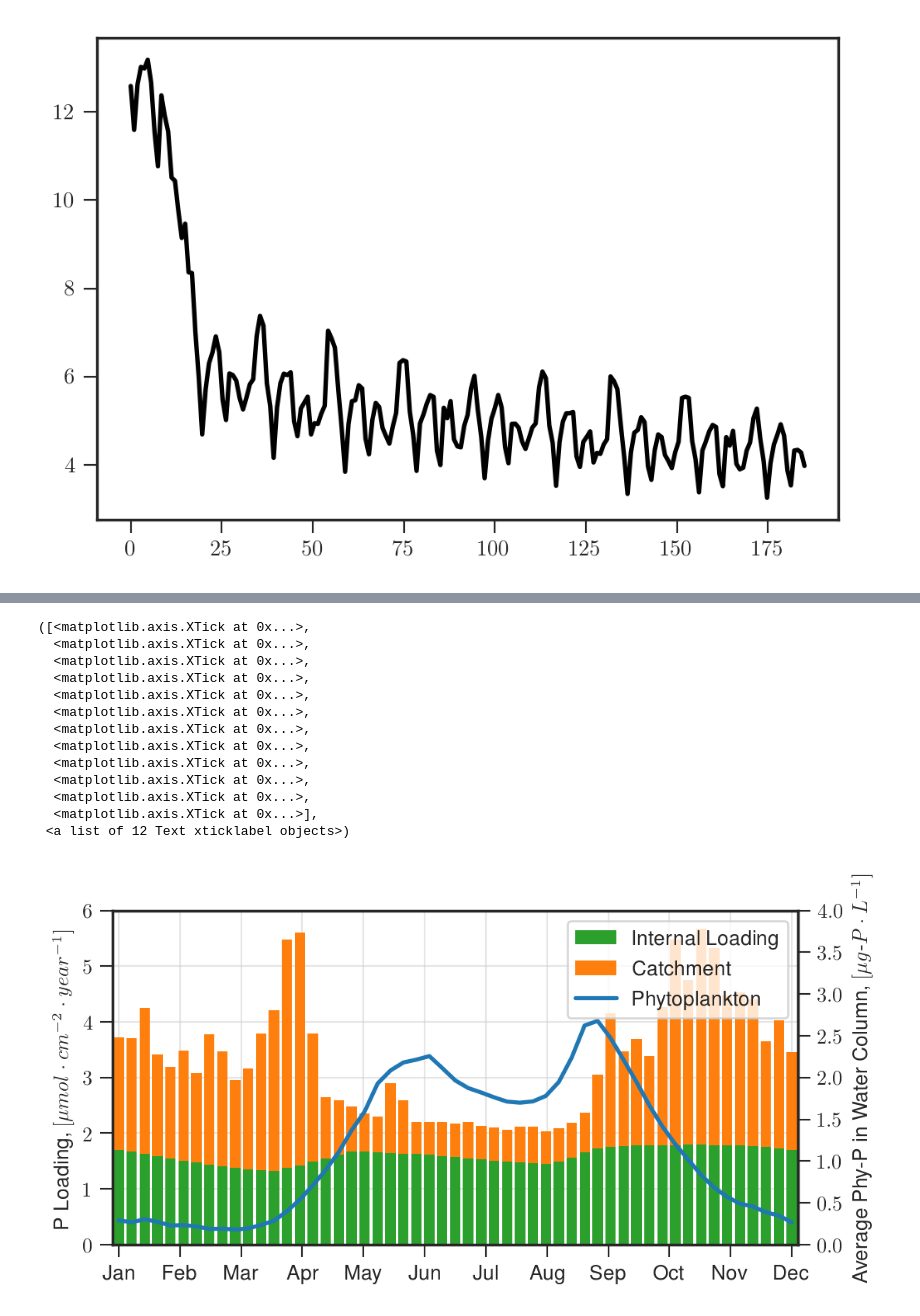
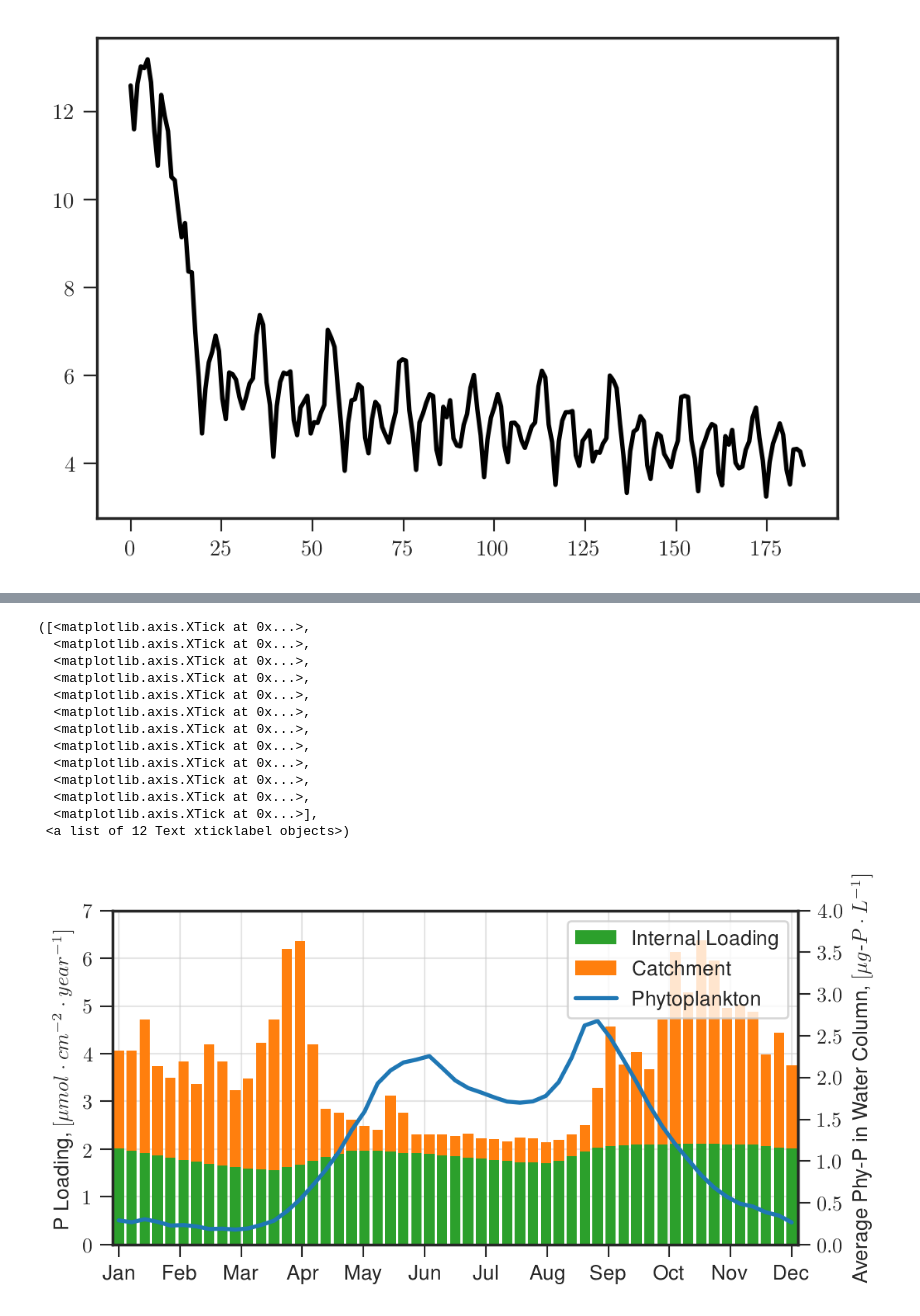
Before and after one commit to biogeochemistry/MyLake_v2_Vansjo, a Jupyter notebook: Postproc_code/P loads scenarios 17m sediments.ipynb, the cells around one changed output, grey strips where cells are left out. Saved outputs shown, nothing was run; the diff lists cells and outputs as text; code cells hidden in the pictures.

```diff
--- a/Postproc_code/P loads scenarios 17m sediments.ipynb
+++ b/Postproc_code/P loads scenarios 17m sediments.ipynb
@@ -1351,33 +1349,33 @@ mean_loading = Loadings.groupby('WOY').mean()[['TP inflow', 'P fx', 'Phy']]
 # %%
 # mean_loading.plot()
 fig = plt.figure(figsize=(6,3), dpi=190)
-p1 = plt.bar(mean_loading.index.values, mean_loading['TP inflow'].values, label='From Catchment',bottom=mean_loading['P fx'].values, color=sns.color_palette()[1],align='center')
-p0 = plt.bar(mean_loading.index.values, mean_loading['P fx'].values, label='Internal Loading', color=sns.color_palette()[2], align='center')
+p1 = plt.bar(mean_loading.index.values, mean_loading['TP inflow'].values*365*10**2/31000, label='From Catchment',bottom=mean_loading['P fx'].values, color=sns.color_palette()[1],align='center')
+p0 = plt.bar(mean_loading.index.values, mean_loading['P fx'].values*365*10**2/31000, label='Internal Loading', color=sns.color_palette()[2], align='center')
 # plt.ylim(0,None)
 plt.xlim(0.5,53.5)
-plt.ylim(0,6)
+plt.ylim(0,7)
 plt.ylabel('P Loading, $[\mu mol\cdot cm^{-2}\cdot year^{-1}]$')
 plt.grid(alpha=0.5)
 ax2 = plt.gca().twinx()
 a2, = ax2.plot(mean_loading.index.values, mean_loading.Phy.values, label='Phytoplankton', lw=2)
 ax2.set_ylim(0,4)
 ax2.set_ylabel('Average Phy-P in Water Column, $[\mu g$-$P\cdot L^{-1}]$')
 plt.legend([p0,p1,a2], ['Internal Loading', 'Catchment', 'Phytoplankton'], frameon=1)
 plt.xticks(np.linspace(1,53,12),[m[:3] for m in ['January', 'February', 'March', 'April', 'May', 'June', 'July', 'August', 'September', 'October', 'November', 'December']])
 
 # savefig('cc/P/loading_bars')
 # %% [output]
 ([<matplotlib.axis.XTick at 0x...>,
   <matplotlib.axis.XTick at 0x...>,
   <matplotlib.axis.XTick at 0x...>,
   <matplotlib.axis.XTick at 0x...>,
   <matplotlib.axis.XTick at 0x...>,
   <matplotlib.axis.XTick at 0x...>,
   <matplotlib.axis.XTick at 0x...>,
   <matplotlib.axis.XTick at 0x...>,
   <matplotlib.axis.XTick at 0x...>,
   <matplotlib.axis.XTick at 0x...>,
   <matplotlib.axis.XTick at 0x...>,
   <matplotlib.axis.XTick at 0x...>],
  <a list of 12 Text xticklabel objects>)
-[figure, old version]
+[figure, new version]
```
Also changed, not shown: parts of 11 cells of this notebook, 5 other files.
